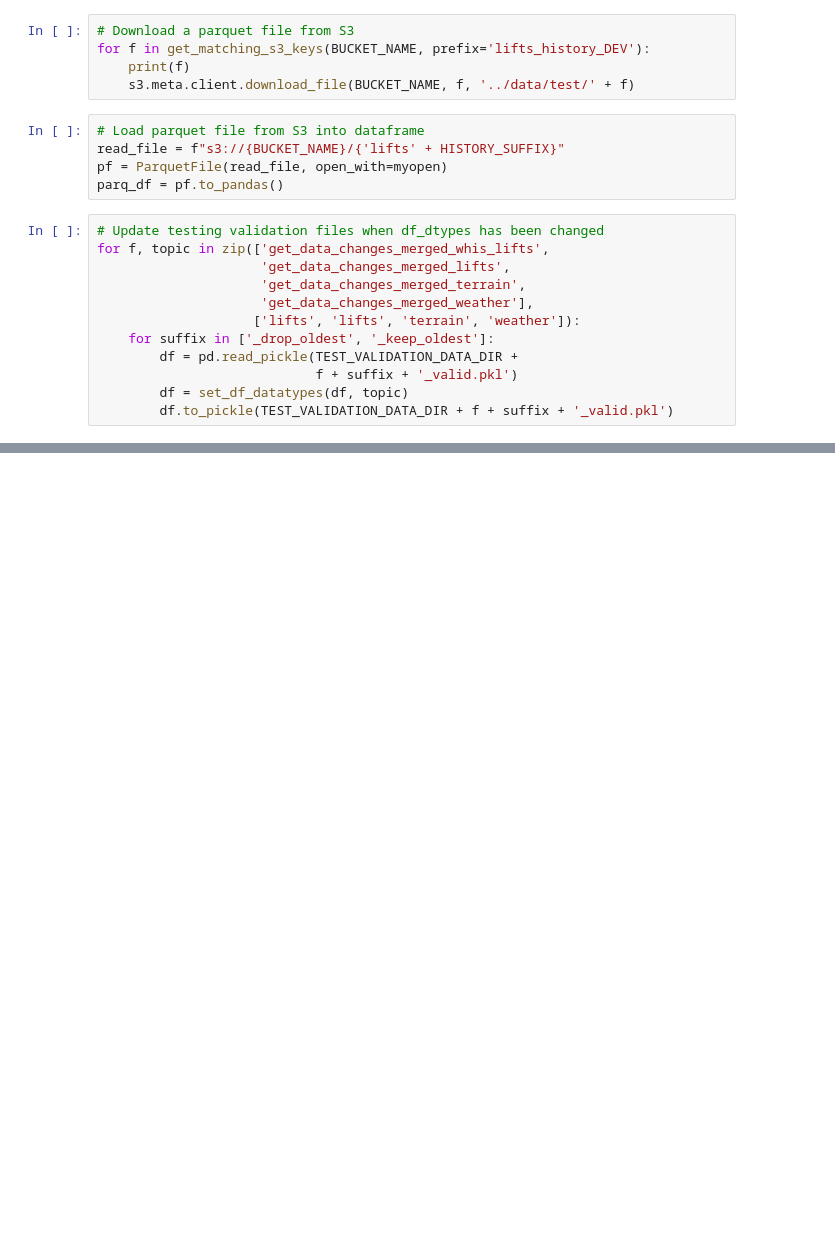
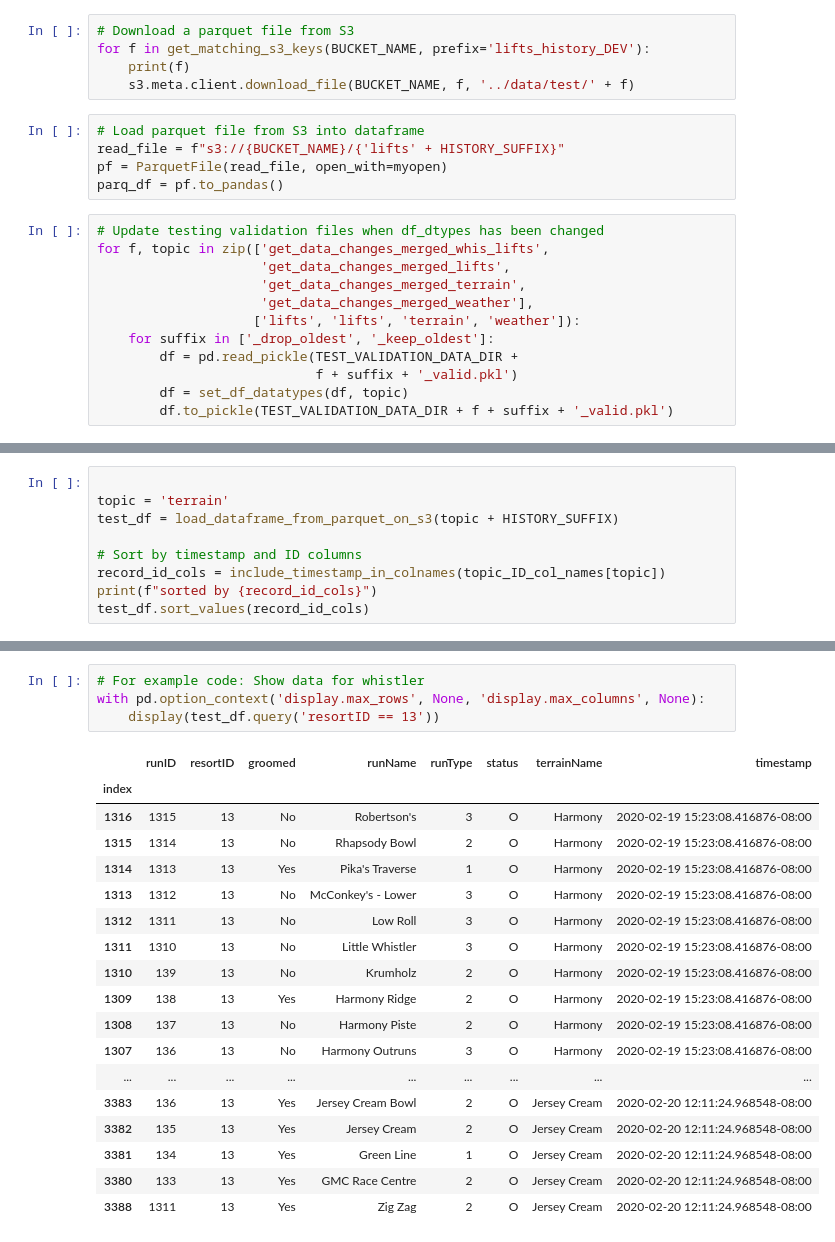
Before and after one commit to Pall-v/snowbot, a Jupyter notebook: notebooks/2.0-pv-process-json.ipynb, the cells around one changed output, grey strips where cells are left out. Drawn from its saved outputs; the diff is of its cells as text; blank space fills up the shorter version.

```diff
--- a/notebooks/2.0-pv-process-json.ipynb
+++ b/notebooks/2.0-pv-process-json.ipynb
@@ -1401,0 +1171,9 @@ for f, topic in zip(['get_data_changes_merged_whis_lifts',
+# %%
+
+topic = 'terrain'
+test_df = load_dataframe_from_parquet_on_s3(topic + HISTORY_SUFFIX)
+
+# Sort by timestamp and ID columns
+record_id_cols = include_timestamp_in_colnames(topic_ID_col_names[topic])
+print(f"sorted by {record_id_cols}")
+test_df.sort_values(record_id_cols)
@@ -1401,0 +1196,23 @@ for f, topic in zip(['get_data_changes_merged_whis_lifts',
+# %%
+# For example code: Show data for whistler
+with pd.option_context('display.max_rows', None, 'display.max_columns', None):
+    display(test_df.query('resortID == 13'))
+# %% [output]
+|  | runID | resortID | groomed | runName | runType | status | terrainName | timestamp |
+| index |  |  |  |  |  |  |  |  |
+| 1316 | 1315 | 13 | No | Robertson's | 3 | O | Harmony | 2020-02-19 15:23:08.416876-08:00 |
+| 1315 | 1314 | 13 | No | Rhapsody Bowl | 2 | O | Harmony | 2020-02-19 15:23:08.416876-08:00 |
+| 1314 | 1313 | 13 | Yes | Pika's Traverse | 1 | O | Harmony | 2020-02-19 15:23:08.416876-08:00 |
+| 1313 | 1312 | 13 | No | McConkey's - Lower | 3 | O | Harmony | 2020-02-19 15:23:08.416876-08:00 |
+| 1312 | 1311 | 13 | No | Low Roll | 3 | O | Harmony | 2020-02-19 15:23:08.416876-08:00 |
+| 1311 | 1310 | 13 | No | Little Whistler | 3 | O | Harmony | 2020-02-19 15:23:08.416876-08:00 |
+| 1310 | 139 | 13 | No | Krumholz | 2 | O | Harmony | 2020-02-19 15:23:08.416876-08:00 |
+| 1309 | 138 | 13 | Yes | Harmony Ridge | 2 | O | Harmony | 2020-02-19 15:23:08.416876-08:00 |
+| 1308 | 137 | 13 | No | Harmony Piste | 2 | O | Harmony | 2020-02-19 15:23:08.416876-08:00 |
+| 1307 | 136 | 13 | No | Harmony Outruns | 3 | O | Harmony | 2020-02-19 15:23:08.416876-08:00 |
+| ... | ... | ... | ... | ... | ... | ... | ... | ... |
+| 3383 | 136 | 13 | Yes | Jersey Cream Bowl | 2 | O | Jersey Cream | 2020-02-20 12:11:24.968548-08:00 |
+| 3382 | 135 | 13 | Yes | Jersey Cream | 2 | O | Jersey Cream | 2020-02-20 12:11:24.968548-08:00 |
+| 3381 | 134 | 13 | Yes | Green Line | 1 | O | Jersey Cream | 2020-02-20 12:11:24.968548-08:00 |
+| 3380 | 133 | 13 | Yes | GMC Race Centre | 2 | O | Jersey Cream | 2020-02-20 12:11:24.968548-08:00 |
+| 3388 | 1311 | 13 | Yes | Zig Zag | 2 | O | Jersey Cream | 2020-02-20 12:11:24.968548-08:00 |
```
Also changed, not shown: parts of 60 cells of this notebook, 1 other file.
